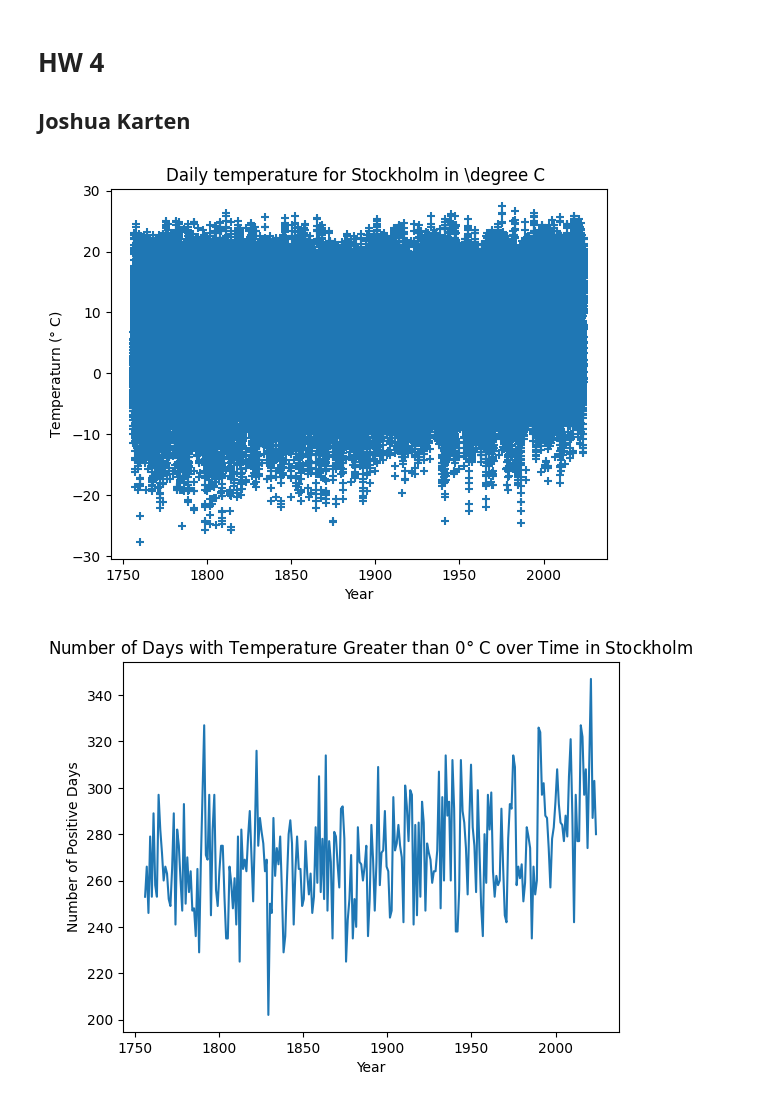
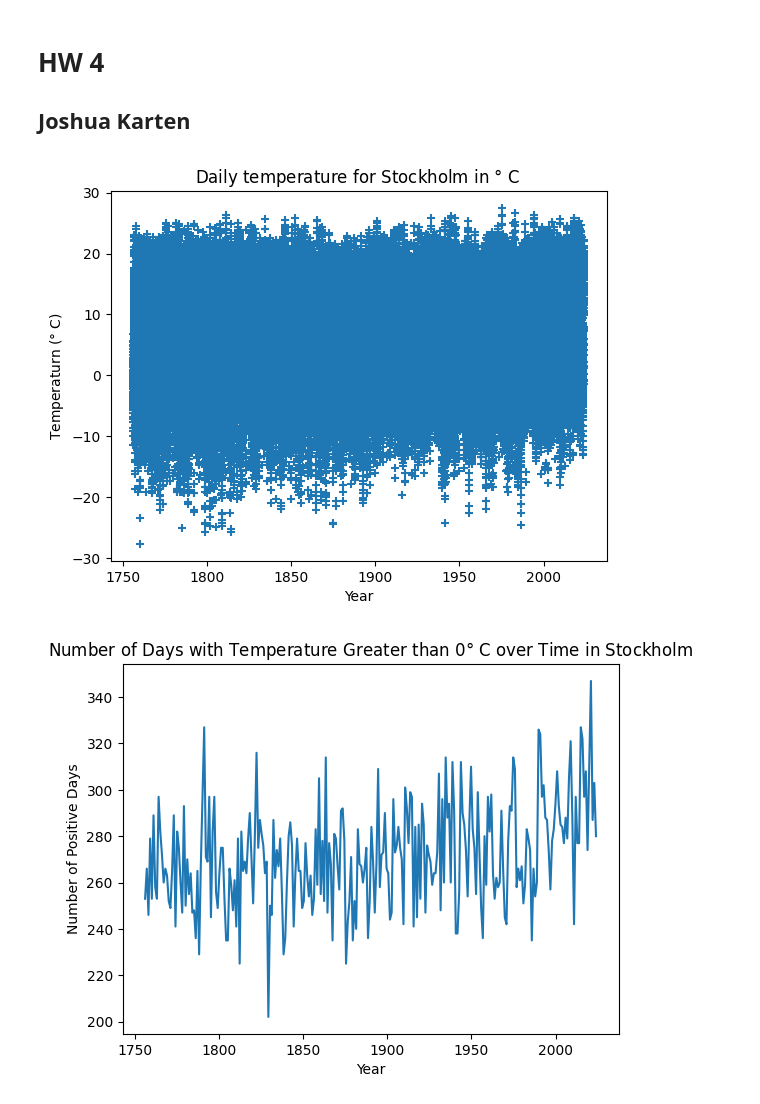
Before and after one commit to joshkarten/Computational-Physics, a Jupyter notebook: Mean Temperature.ipynb, the cells around one changed output. Saved outputs shown, nothing was run; the diff lists cells and outputs as text; code cells hidden in the pictures.

Commit message:
Fixed a plot title

```diff
--- a/Mean Temperature.ipynb
+++ b/Mean Temperature.ipynb
@@ -15,13 +15,13 @@ firstYear = datd[0][0]
 # %%
 x=np.linspace(firstYear,lastYear,datT.size)
 fig,ax = plt.subplots()
 ax.scatter(x,datT, marker='+')
 ax.set_xlabel('Year')
 ax.set_ylabel(r'Temperaturn ($\degree$ C)')
-ax.set_title(r'Daily temperature for Stockholm in \degree C ')
+ax.set_title(r'Daily temperature for Stockholm in $\degree$ C ')
 plt.show()
 # %% [output]
-[figure, old version]
+[figure, new version]
 # %%
 i=np.where(datd==firstYear)
 numPos = np.zeros(lastYear-firstYear+1)
```
